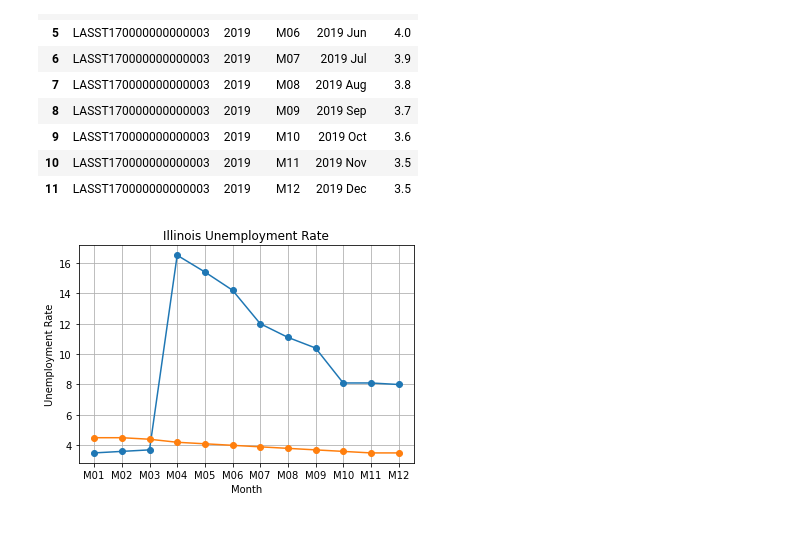
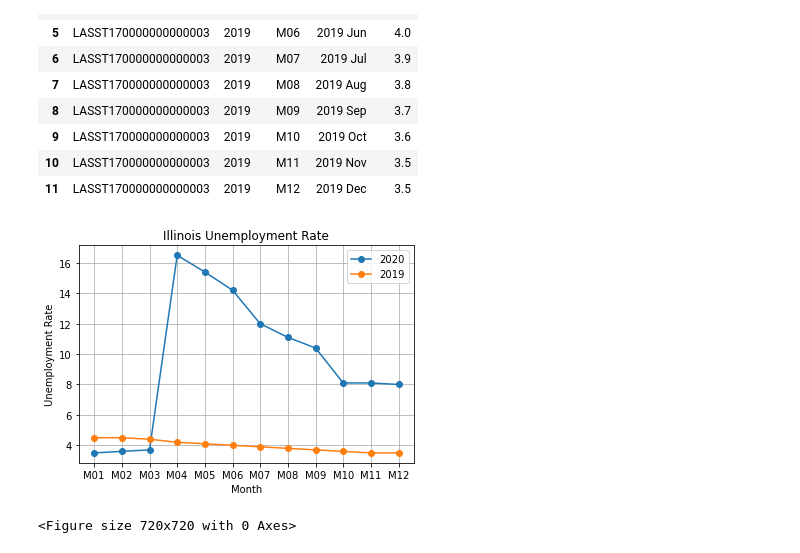
Before and after one commit to erickzli/IS597-COVID-Project, a Jupyter notebook: Kerstin's Folder/Clean Data- IL Unemployment 2020.ipynb, the cells around one changed output. Drawn from its saved outputs; the diff is of its cells as text; code cells hidden in the pictures.

Commit message:
Adjust line graph

```diff
--- a/Kerstin's Folder/Clean Data- IL Unemployment 2020.ipynb
+++ b/Kerstin's Folder/Clean Data- IL Unemployment 2020.ipynb
@@ -134,12 +134,15 @@ df2019
 | 10 | LASST170000000000003 | 2019 | M11 | 2019 Nov | 3.5 |
 | 11 | LASST170000000000003 | 2019 | M12 | 2019 Dec | 3.5 |
 # %%
-plt.plot(df['Period'], df['Value'], marker = 'o')
-plt.plot(df2019['Period'], df2019['Value'], marker = 'o')
+plt.plot(df['Period'], df['Value'], marker = 'o', label = '2020')
+plt.plot(df2019['Period'], df2019['Value'], marker = 'o', label = '2019')
 plt.xlabel('Month')
 plt.ylabel('Unemployment Rate')
 plt.title('Illinois Unemployment Rate')
 plt.grid(True)
+plt.legend()
+plt.figure(figsize = (10, 10))
 plt.show()
 # %% [output]
-[figure, old version]
+[figure, new version]
+<Figure size 720x720 with 0 Axes>
```
